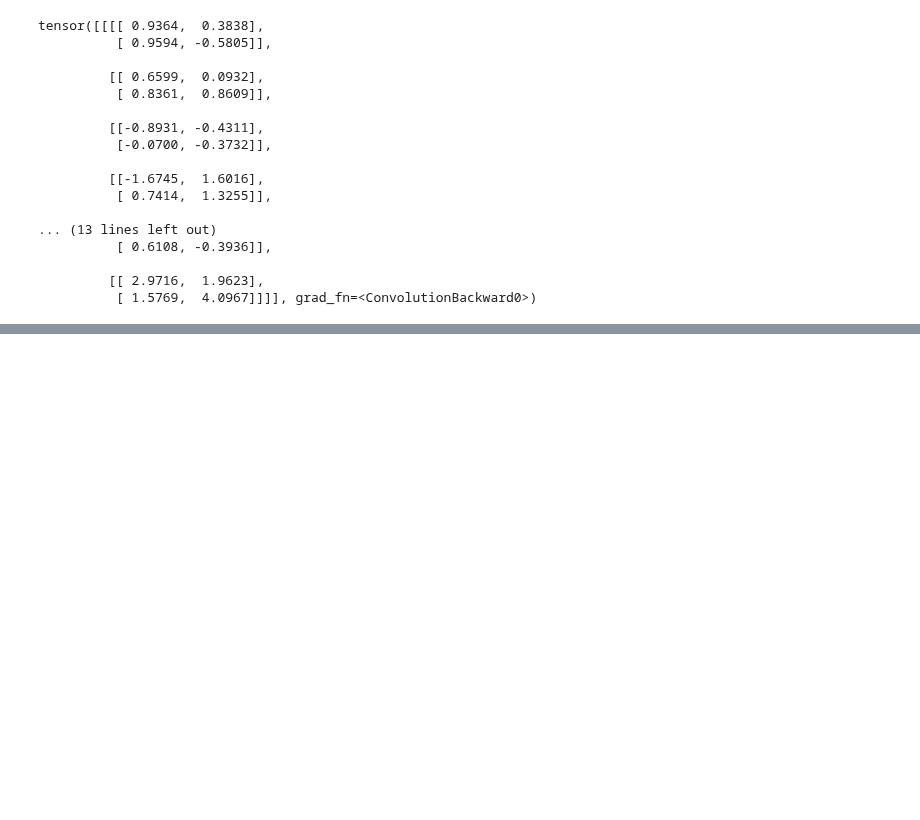
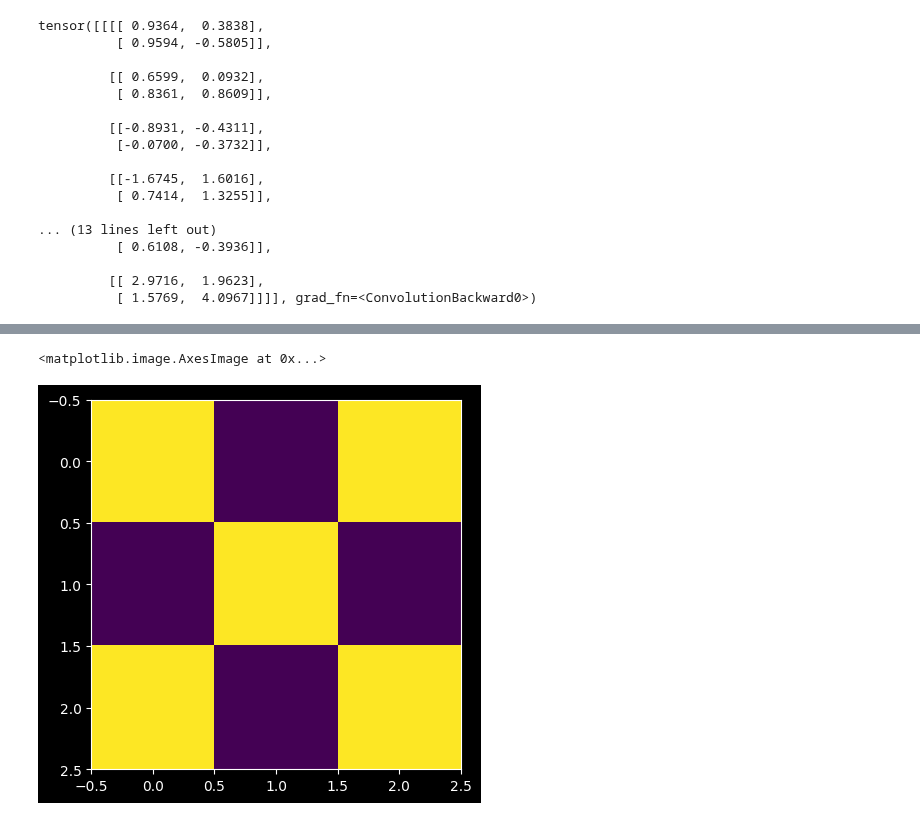
Before and after one commit to RohitMugalya/Learner-s-Garden, a Jupyter notebook: practice notebooks/conv_max_pooling.ipynb, the cells around one changed output, grey strips where cells are left out. Drawn from its saved outputs; the diff is of its cells as text; code cells hidden in the pictures; blank space fills up the shorter version.

```diff
--- a/practice notebooks/conv_max_pooling.ipynb
+++ b/practice notebooks/conv_max_pooling.ipynb
@@ -116,0 +130,17 @@ tensor([[[[ 0.9364,  0.3838],
+# %%
+kernel_x = torch.tensor([
+    [1, -1, 1],
+    [-1, 1, -1],
+    [1, -1, 1],
+])
+
+conv = nn.Conv2d(1, 1, (3, 3))
+max_pooling = nn.MaxPool2d((2, 2))
+
+conv.state_dict()['weight'][0, 0] = kernel_x
+conv.state_dict()['bias'][0] = 0.0
+
+plt.imshow(conv.state_dict()['weight'][0, 0])
+# %% [output]
+<matplotlib.image.AxesImage at 0x...>
+[figure, added]
```
Also changed, not shown: parts of 10 cells of this notebook.
